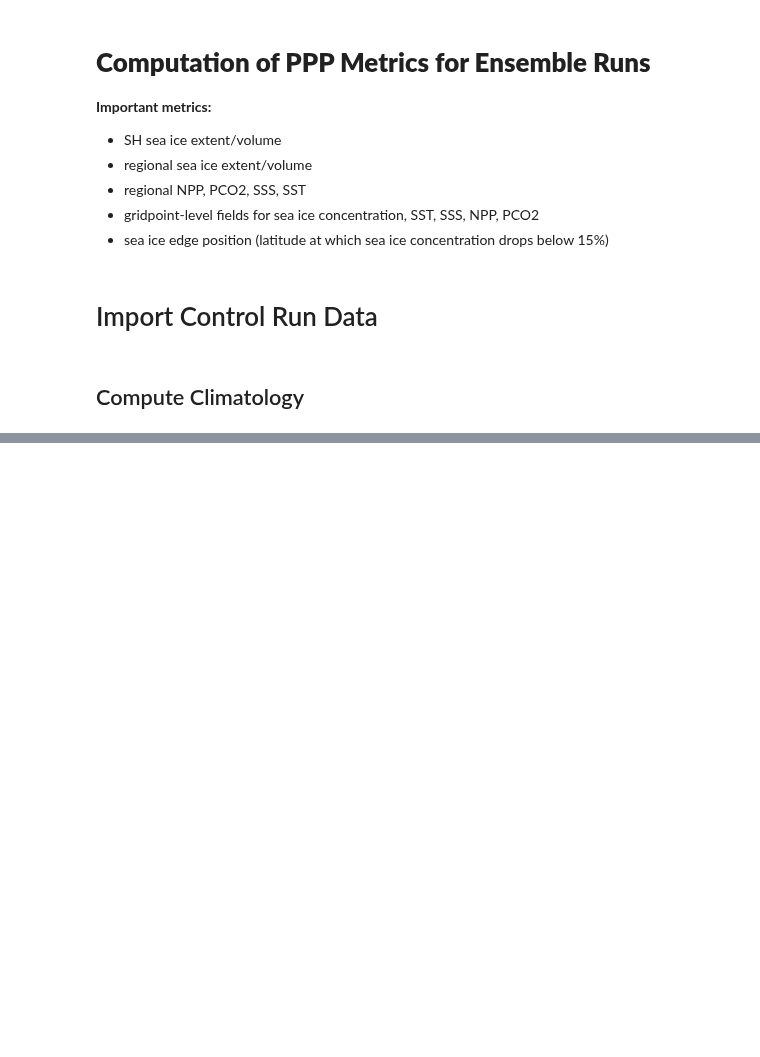
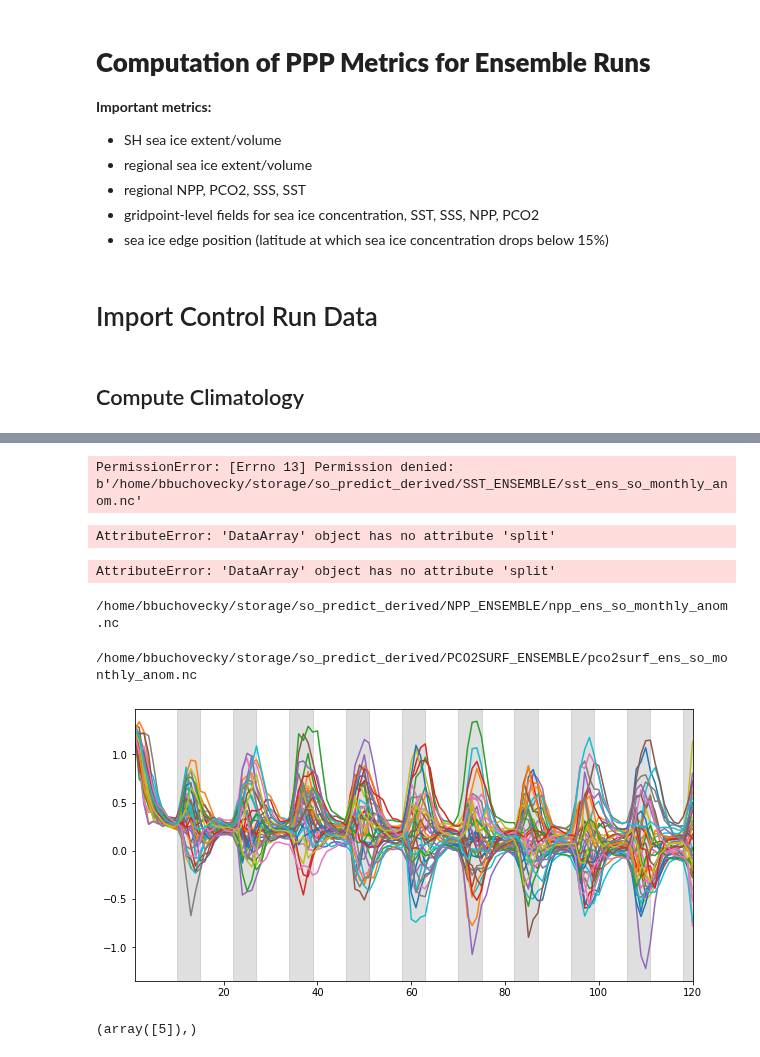
Before and after one commit to bbuchovecky/hmei, a Jupyter notebook: notebooks/ens_ppp_metrics.ipynb, the cells around one changed output, grey strips where cells are left out. Saved outputs shown, nothing was run; the diff lists cells and outputs as text; code cells hidden in the pictures; blank space fills up the shorter version.

```diff
--- a/notebooks/ens_ppp_metrics.ipynb
+++ b/notebooks/ens_ppp_metrics.ipynb
@@ -287,0 +497,40 @@ Attributes:
+# %%
+compute_ens_anom_from_mean('sst', 'monthly', sst_so_monthly_mean)
+# %% [output]
+PermissionError: [Errno 13] Permission denied: b'/home/bbuchovecky/storage/so_predict_derived/SST_ENSEMBLE/sst_ens_so_monthly_anom.nc'
+# %%
+compute_ens_anom_from_mean('sss', 'monthly', sss_so_monthly_clim)
+# %% [output]
+AttributeError: 'DataArray' object has no attribute 'split'
+# %%
+compute_ens_anom_from_mean('mld', 'monthly', mld_so_monthly_clim)
+# %% [output]
+AttributeError: 'DataArray' object has no attribute 'split'
+# %%
+compute_ens_anom_from_mean('NPP', 'monthly', npp_so_monthly_clim)
+# %% [output]
+/home/bbuchovecky/storage/so_predict_derived/NPP_ENSEMBLE/npp_ens_so_monthly_anom.nc
+# %%
+compute_ens_anom_from_mean('pco2surf', 'monthly', pco2_so_monthly_clim)
+# %% [output]
+/home/bbuchovecky/storage/so_predict_derived/PCO2SURF_ENSEMBLE/pco2surf_ens_so_monthly_anom.nc
+# %%
+sst_ens_anom = xr.open_dataset('/home/bbuchovecky/storage/so_predict_derived/SST_ENSEMBLE/sst_ens_so_monthly_anom.nc')
+
+size = (10,5)
+fig,ax = plt.subplots(figsize=size)
+
+for ens in range(40):
+    ax.plot(sst_ens_anom['nT'], sst_ens_anom['SouthernOcean'].isel(nStart=0,nEns=ens))
+
+## highlight summer region - when SST variance is greater
+for yr in np.arange(10,120,12):
+    ax.axvspan(yr, yr+5, alpha=0.25, color='gray')
+
+ax.set(xlim=[1,120]);
+# %% [output]
+[figure, added]
+# %%
+np.where(np.arange(50,100,2) == 60)
+# %% [output]
+(array([5]),)
```
Also changed, not shown: parts of 25 cells of this notebook.
